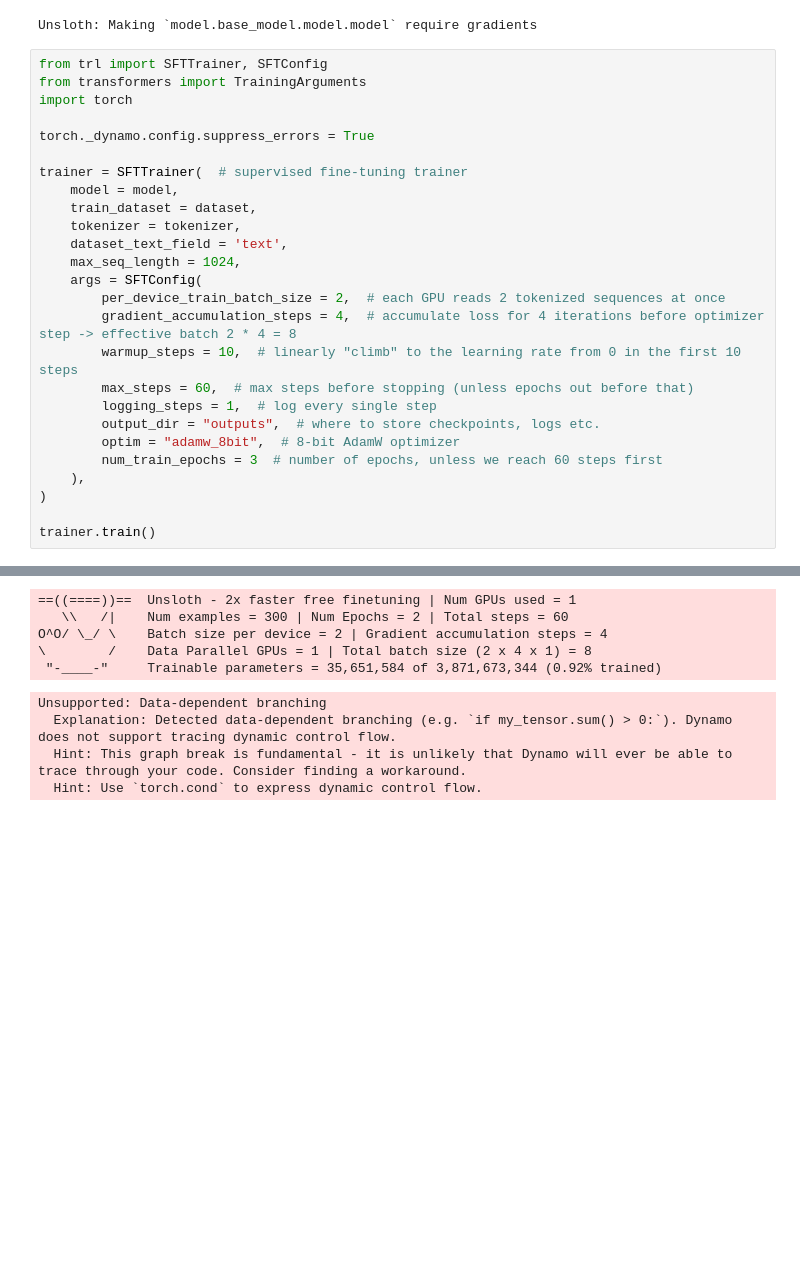
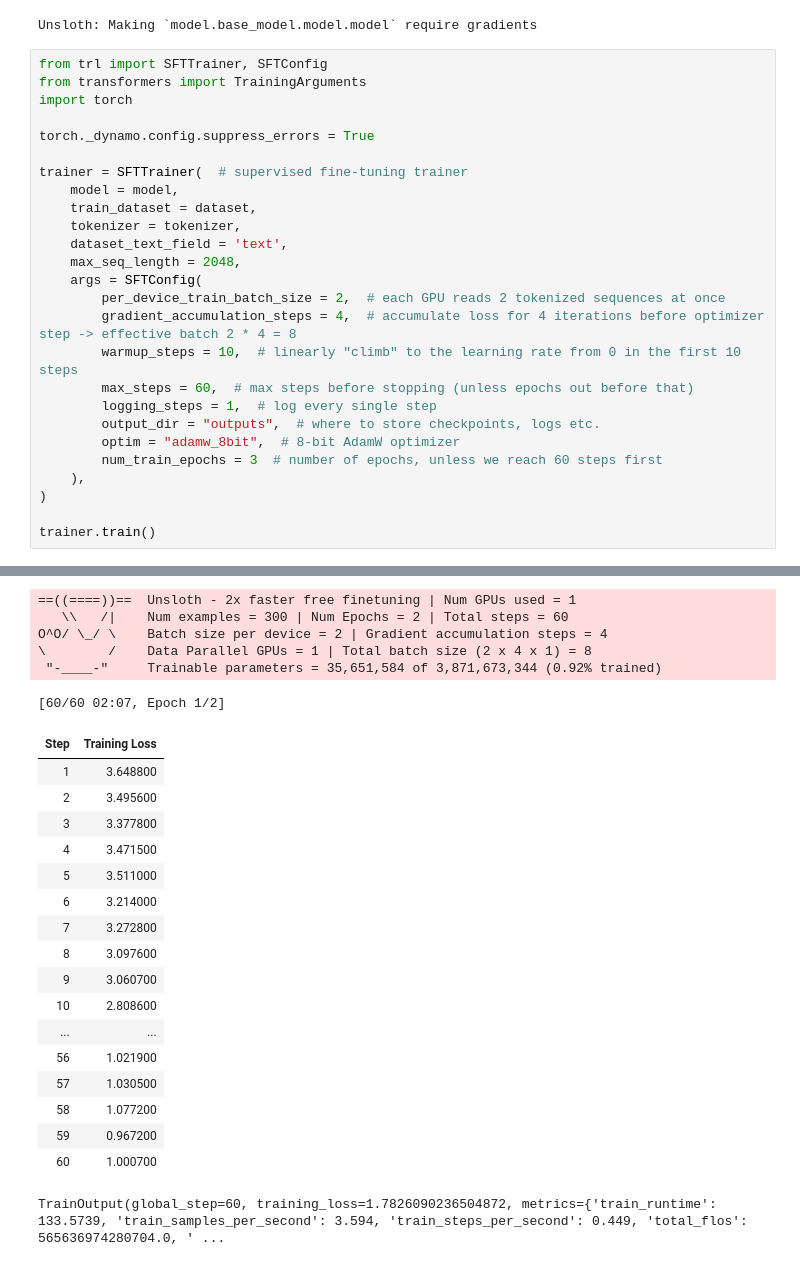
Before and after one commit to muhuuh/finetuning, a Jupyter notebook: fine_tuning_unsloth.ipynb, the cells around one changed output, grey strips where cells are left out. Drawn from its saved outputs; the diff is of its cells as text; blank space fills up the shorter version.

```diff
--- a/fine_tuning_unsloth.ipynb
+++ b/fine_tuning_unsloth.ipynb
@@ -85,35 +87,50 @@ from transformers import TrainingArguments
 import torch
 
 torch._dynamo.config.suppress_errors = True
 
 trainer = SFTTrainer(  # supervised fine-tuning trainer
     model = model,
     train_dataset = dataset,
     tokenizer = tokenizer,
     dataset_text_field = 'text',
-    max_seq_length = 1024,
+    max_seq_length = 2048,
     args = SFTConfig(
         per_device_train_batch_size = 2,  # each GPU reads 2 tokenized sequences at once
         gradient_accumulation_steps = 4,  # accumulate loss for 4 iterations before optimizer step -> effective batch 2 * 4 = 8
         warmup_steps = 10,  # linearly "climb" to the learning rate from 0 in the first 10 steps
         max_steps = 60,  # max steps before stopping (unless epochs out before that)
         logging_steps = 1,  # log every single step
         output_dir = "outputs",  # where to store checkpoints, logs etc.
         optim = "adamw_8bit",  # 8-bit AdamW optimizer
         num_train_epochs = 3  # number of epochs, unless we reach 60 steps first
     ),
 )
 
 trainer.train()
 # %% [output]
 The model is already on multiple devices. Skipping the move to device specified in `args`.
 🦥 Unsloth: Padding-free auto-enabled, enabling faster training.
 ==((====))==  Unsloth - 2x faster free finetuning | Num GPUs used = 1
    \\   /|    Num examples = 300 | Num Epochs = 2 | Total steps = 60
 O^O/ \_/ \    Batch size per device = 2 | Gradient accumulation steps = 4
 \        /    Data Parallel GPUs = 1 | Total batch size (2 x 4 x 1) = 8
  "-____-"     Trainable parameters = 35,651,584 of 3,871,673,344 (0.92% trained)
-Unsupported: Data-dependent branching
-  Explanation: Detected data-dependent branching (e.g. `if my_tensor.sum() > 0:`). Dynamo does not support tracing dynamic control flow.
-  Hint: This graph break is fundamental - it is unlikely that Dynamo will ever be able to trace through your code. Consider finding a workaround.
-  Hint: Use `torch.cond` to express dynamic control flow.
+[60/60 02:07, Epoch 1/2]
+| Step | Training Loss |
+| 1 | 3.648800 |
+| 2 | 3.495600 |
+| 3 | 3.377800 |
+| 4 | 3.471500 |
+| 5 | 3.511000 |
+| 6 | 3.214000 |
+| 7 | 3.272800 |
+| 8 | 3.097600 |
+| 9 | 3.060700 |
+| 10 | 2.808600 |
+| ... | ... |
+| 56 | 1.021900 |
+| 57 | 1.030500 |
+| 58 | 1.077200 |
+| 59 | 0.967200 |
+| 60 | 1.000700 |
+TrainOutput(global_step=60, training_loss=1.7826090236504872, metrics={'train_runtime': 133.5739, 'train_samples_per_second': 3.594, 'train_steps_per_second': 0.449, 'total_flos': 565636974280704.0, ' ...
```
Also changed, not shown: parts of 6 cells of this notebook.
